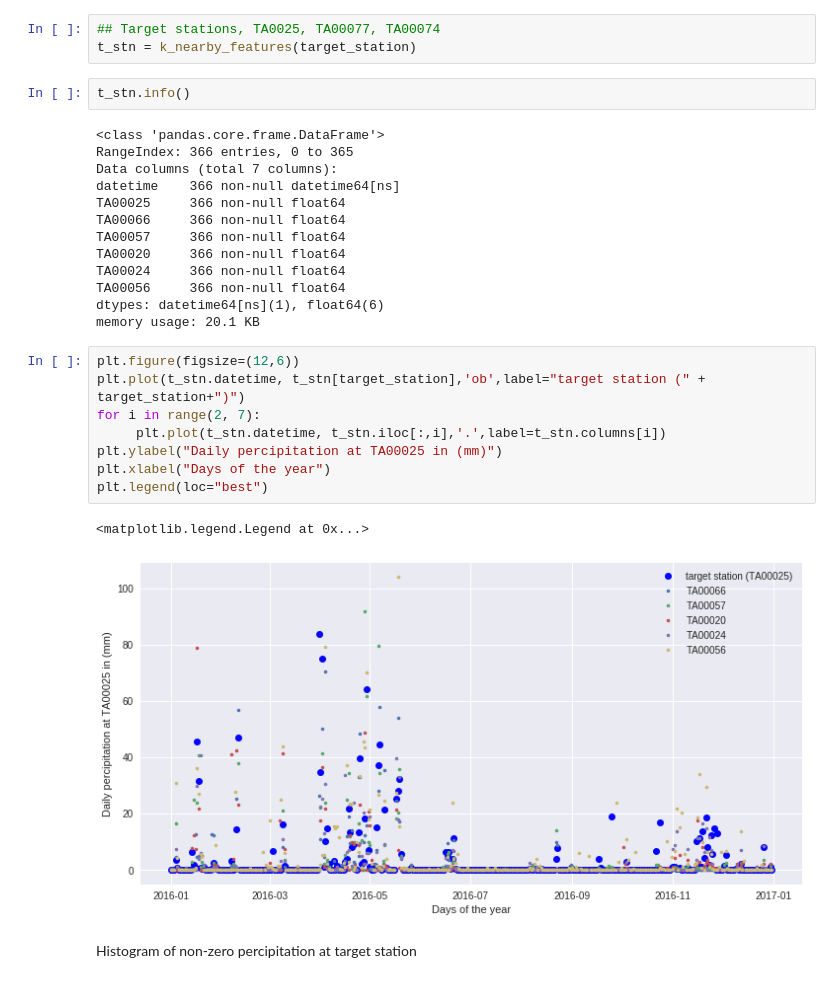
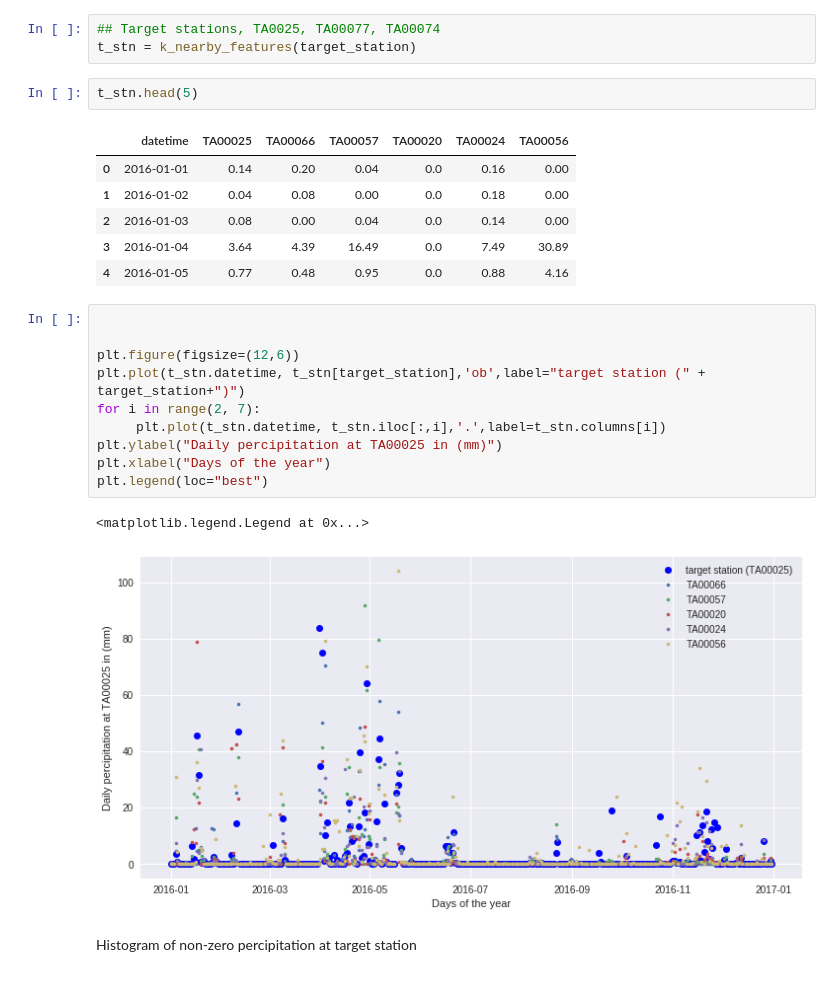
Before and after one commit to tadeze/dsa2018, a Jupyter notebook: Percipitation prediction.ipynb, the cells around one changed output. Drawn from its saved outputs; the diff is of its cells as text.

```diff
--- a/Percipitation prediction.ipynb
+++ b/Percipitation prediction.ipynb
@@ -72,22 +100,18 @@ Task:
 # %%
 ## Target stations, TA0025, TA00077, TA00074
 t_stn = k_nearby_features(target_station)
-# %%
-t_stn.info()
-# %% [output]
-<class 'pandas.core.frame.DataFrame'>
-RangeIndex: 366 entries, 0 to 365
-Data columns (total 7 columns):
-datetime    366 non-null datetime64[ns]
-TA00025     366 non-null float64
-TA00066     366 non-null float64
-TA00057     366 non-null float64
-TA00020     366 non-null float64
-TA00024     366 non-null float64
-TA00056     366 non-null float64
-dtypes: datetime64[ns](1), float64(6)
-memory usage: 20.1 KB
+# %%
+t_stn.head(5)
+# %% [output]
+|  | datetime | TA00025 | TA00066 | TA00057 | TA00020 | TA00024 | TA00056 |
+| 0 | 2016-01-01 | 0.14 | 0.20 | 0.04 | 0.0 | 0.16 | 0.00 |
+| 1 | 2016-01-02 | 0.04 | 0.08 | 0.00 | 0.0 | 0.18 | 0.00 |
+| 2 | 2016-01-03 | 0.08 | 0.00 | 0.04 | 0.0 | 0.14 | 0.00 |
+| 3 | 2016-01-04 | 3.64 | 4.39 | 16.49 | 0.0 | 7.49 | 30.89 |
+| 4 | 2016-01-05 | 0.77 | 0.48 | 0.95 | 0.0 | 0.88 | 4.16 |
 # %%
+
+
 plt.figure(figsize=(12,6))
 plt.plot(t_stn.datetime, t_stn[target_station],'ob',label="target station (" + target_station+")")
 for i in range(2, 7):
```
Also changed, not shown: parts of 7 cells of this notebook, 1 other file.
